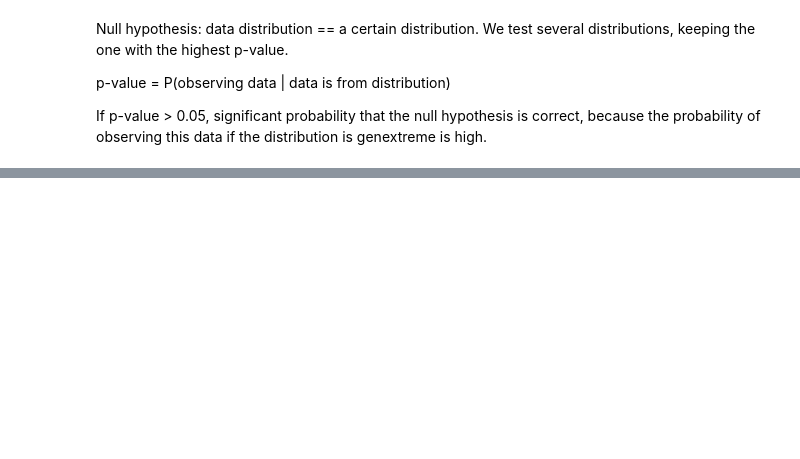
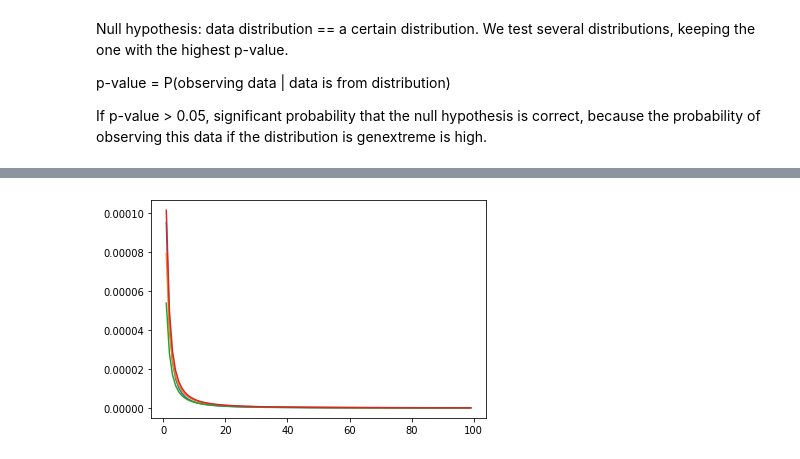
Before and after one commit to fedeb95/memes, a Jupyter notebook: Untitled.ipynb, the cells around one changed output, grey strips where cells are left out. Saved outputs shown, nothing was run; the diff lists cells and outputs as text; code cells hidden in the pictures; blank space fills up the shorter version.

```diff
--- a/Untitled.ipynb
+++ b/Untitled.ipynb
@@ -190,0 +189,10 @@ print(pvalues)
+# %%
+for pv in pvalues:
+    xs = np.arange(1,100)
+    #if pv[0] == 'invgamma':
+    ys = st.invgamma(pv[2][0]).pdf(xs)
+    ys += pv[2][1]
+    ys *= pv[2][2]
+    plt.plot(xs, ys)
+# %% [output]
+[figure, added]
```
Also changed, not shown: parts of 8 cells of this notebook.
